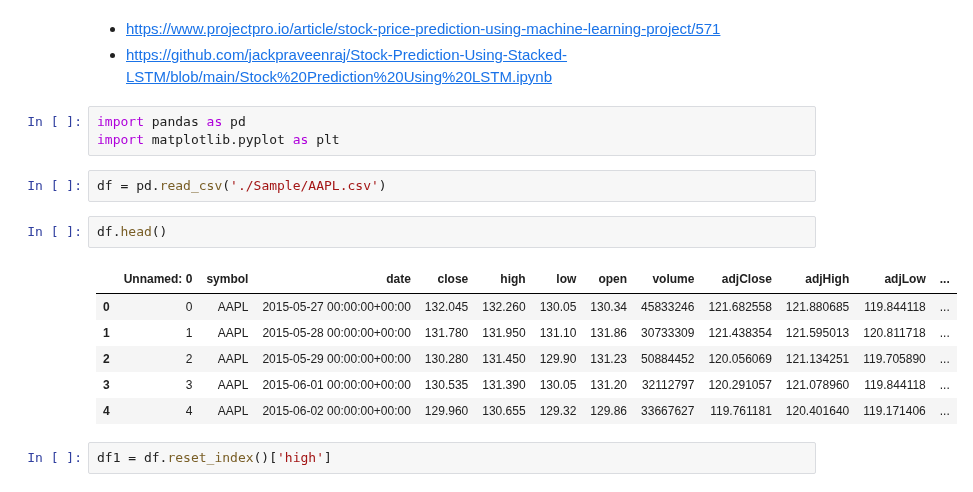
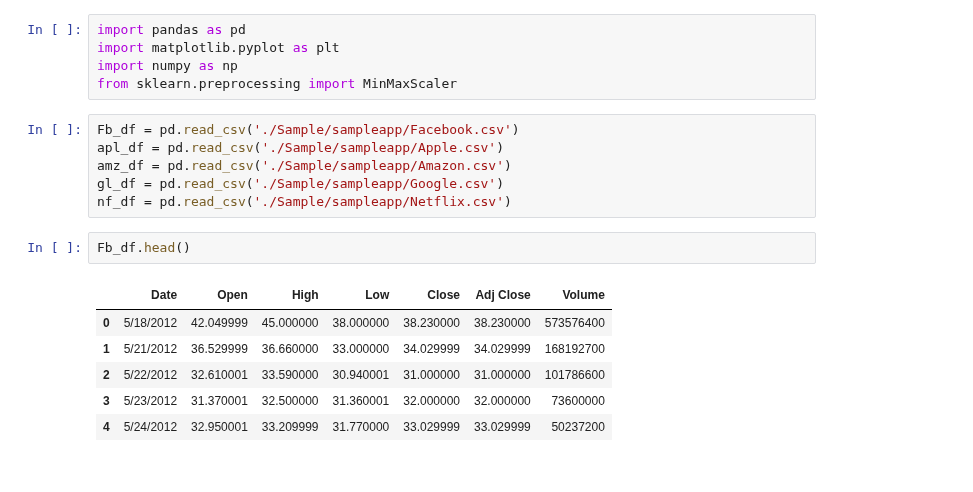
Before and after one commit to sunil3092/DBSEdu, a Jupyter notebook: Sem 2/Deep Learning/CA/CA1_60%/CA_Sunil_Gauda_10595858.ipynb, the cells around one changed output. Saved outputs shown, nothing was run; the diff lists cells and outputs as text.

Commit message:
Sample code added

```diff
--- a/Sem 2/Deep Learning/CA/CA1_60%/CA_Sunil_Gauda_10595858.ipynb
+++ b/Sem 2/Deep Learning/CA/CA1_60%/CA_Sunil_Gauda_10595858.ipynb
@@ -1,19 +1,20 @@
-# %% [markdown]
-* https://www.projectpro.io/article/stock-price-prediction-using-machine-learning-project/571
-* https://github.com/jackpraveenraj/Stock-Prediction-Using-Stacked-LSTM/blob/main/Stock%20Prediction%20Using%20LSTM.ipynb
 # %%
 import pandas as pd
 import matplotlib.pyplot as plt
+import numpy as np
+from sklearn.preprocessing import MinMaxScaler
-# %%
-df = pd.read_csv('./Sample/AAPL.csv')
+# %%
+Fb_df = pd.read_csv('./Sample/sampleapp/Facebook.csv')
+apl_df = pd.read_csv('./Sample/sampleapp/Apple.csv')
+amz_df = pd.read_csv('./Sample/sampleapp/Amazon.csv')
+gl_df = pd.read_csv('./Sample/sampleapp/Google.csv')
+nf_df = pd.read_csv('./Sample/sampleapp/Netflix.csv')
 # %%
-df.head()
+Fb_df.head()
 # %% [output]
-|  | Unnamed: 0 | symbol | date | close | high | low | open | volume | adjClose | adjHigh | adjLow | ... |
-| 0 | 0 | AAPL | 2015-05-27 00:00:00+00:00 | 132.045 | 132.260 | 130.05 | 130.34 | 45833246 | 121.682558 | 121.880685 | 119.844118 | ... |
-| 1 | 1 | AAPL | 2015-05-28 00:00:00+00:00 | 131.780 | 131.950 | 131.10 | 131.86 | 30733309 | 121.438354 | 121.595013 | 120.811718 | ... |
-| 2 | 2 | AAPL | 2015-05-29 00:00:00+00:00 | 130.280 | 131.450 | 129.90 | 131.23 | 50884452 | 120.056069 | 121.134251 | 119.705890 | ... |
-| 3 | 3 | AAPL | 2015-06-01 00:00:00+00:00 | 130.535 | 131.390 | 130.05 | 131.20 | 32112797 | 120.291057 | 121.078960 | 119.844118 | ... |
-| 4 | 4 | AAPL | 2015-06-02 00:00:00+00:00 | 129.960 | 130.655 | 129.32 | 129.86 | 33667627 | 119.761181 | 120.401640 | 119.171406 | ... |
+|  | Date | Open | High | Low | Close | Adj Close | Volume |
+| 0 | 5/18/2012 | 42.049999 | 45.000000 | 38.000000 | 38.230000 | 38.230000 | 573576400 |
+| 1 | 5/21/2012 | 36.529999 | 36.660000 | 33.000000 | 34.029999 | 34.029999 | 168192700 |
+| 2 | 5/22/2012 | 32.610001 | 33.590000 | 30.940001 | 31.000000 | 31.000000 | 101786600 |
+| 3 | 5/23/2012 | 31.370001 | 32.500000 | 31.360001 | 32.000000 | 32.000000 | 73600000 |
+| 4 | 5/24/2012 | 32.950001 | 33.209999 | 31.770000 | 33.029999 | 33.029999 | 50237200 |
-# %%
-df1 = df.reset_index()['high']
```
Also changed, not shown: parts of 9 cells of this notebook, 14 other files.
